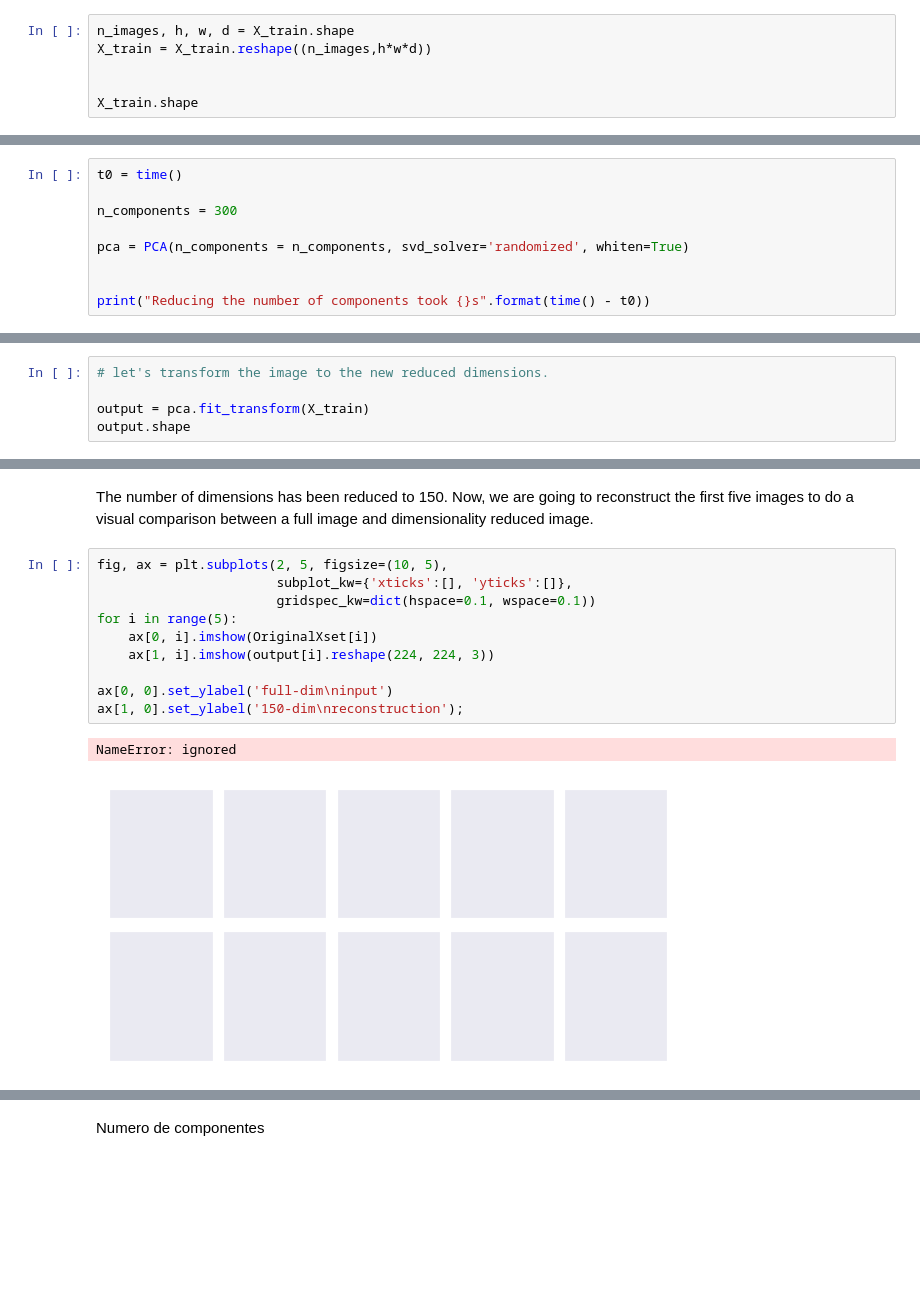
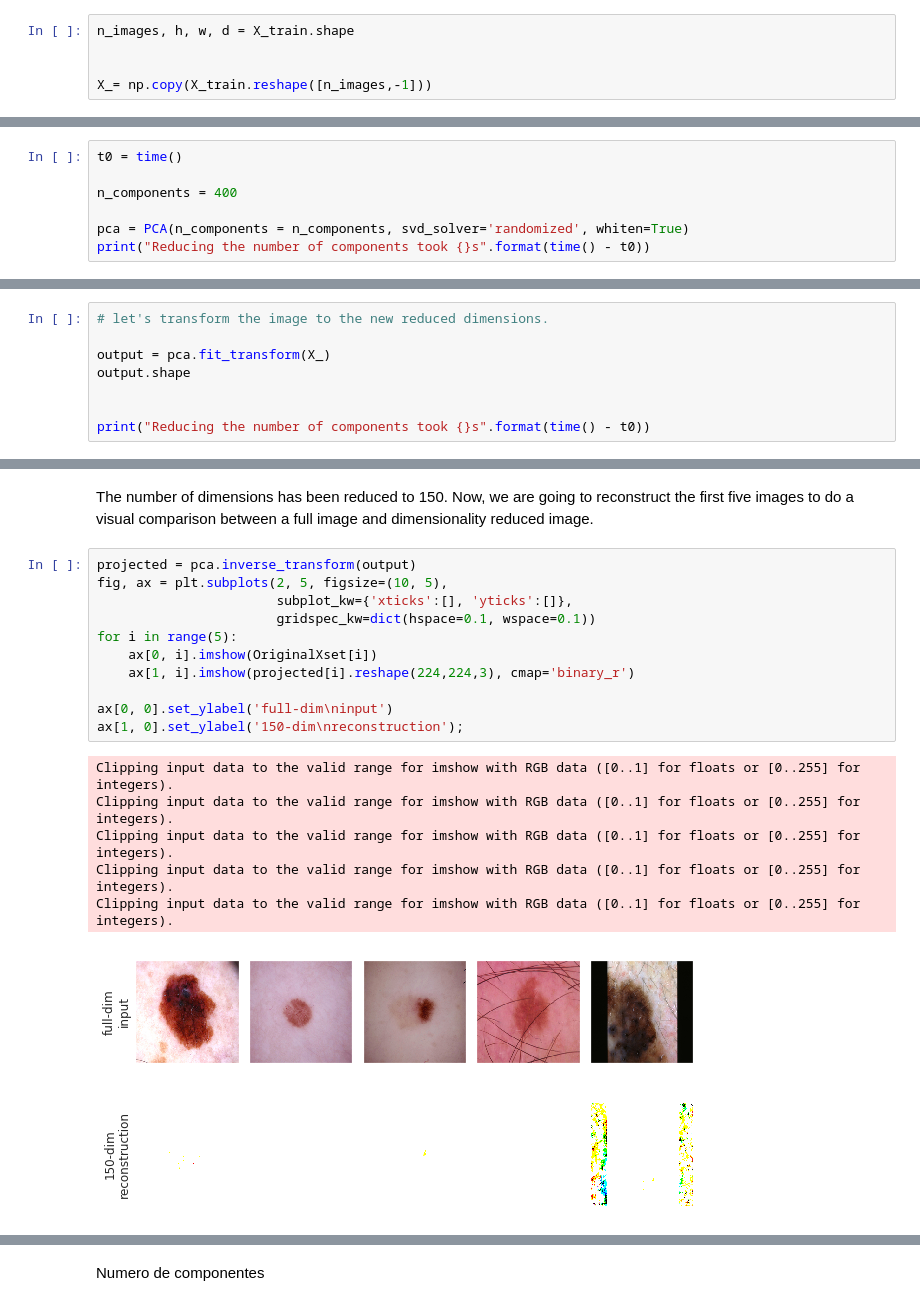
Before and after one commit to carloscarvajal1cc/Skin-cancer-detection-with-PCA-and-Deep-Learning, a Jupyter notebook: Assigment2_MachineLearning.ipynb, the cells around one changed output, grey strips where cells are left out. Saved outputs shown, nothing was run; the diff lists cells and outputs as text; blank space fills up the shorter version.

```diff
--- a/Assigment2_MachineLearning.ipynb
+++ b/Assigment2_MachineLearning.ipynb
@@ -301,6 +364,5 @@ In this section we are going to build a simple classifier and train it with the
 # %%
 n_images, h, w, d = X_train.shape
-X_train = X_train.reshape((n_images,h*w*d))
 
 
-X_train.shape
+X_= np.copy(X_train.reshape([n_images,-1]))
@@ -377,10 +454,8 @@ The previous image suggest that the optimal number of components between 300 and
 # %%
 t0 = time()
 
-n_components = 300
+n_components = 400
 
 pca = PCA(n_components = n_components, svd_solver='randomized', whiten=True)
-
-
 print("Reducing the number of components took {}s".format(time() - t0))
 # %% [output]
@@ -388,5 +463,8 @@ Reducing the number of components took 0.00010967254638671875s
 # %%
 # let's transform the image to the new reduced dimensions.
 
-output = pca.fit_transform(X_train)
+output = pca.fit_transform(X_)
 output.shape
+
+
+print("Reducing the number of components took {}s".format(time() - t0))
@@ -393,18 +477,23 @@ output.shape
 # %% [markdown]
 The number of dimensions has been reduced to 150. Now, we are going to reconstruct the first five images to do a visual comparison between a full image and dimensionality reduced image.
 # %%
+projected = pca.inverse_transform(output)
 fig, ax = plt.subplots(2, 5, figsize=(10, 5),
                        subplot_kw={'xticks':[], 'yticks':[]},
                        gridspec_kw=dict(hspace=0.1, wspace=0.1))
 for i in range(5):
     ax[0, i].imshow(OriginalXset[i])
-    ax[1, i].imshow(output[i].reshape(224, 224, 3))
+    ax[1, i].imshow(projected[i].reshape(224,224,3), cmap='binary_r')
 
 ax[0, 0].set_ylabel('full-dim\ninput')
 ax[1, 0].set_ylabel('150-dim\nreconstruction');
 # %% [output]
-NameError: ignored
+Clipping input data to the valid range for imshow with RGB data ([0..1] for floats or [0..255] for integers).
+Clipping input data to the valid range for imshow with RGB data ([0..1] for floats or [0..255] for integers).
+Clipping input data to the valid range for imshow with RGB data ([0..1] for floats or [0..255] for integers).
+Clipping input data to the valid range for imshow with RGB data ([0..1] for floats or [0..255] for integers).
+Clipping input data to the valid range for imshow with RGB data ([0..1] for floats or [0..255] for integers).
-[figure, old version]
+[figure, new version]
 # %%
 print("Training the classifier on the training set")
 
```
Also changed, not shown: parts of 96 cells of this notebook.
